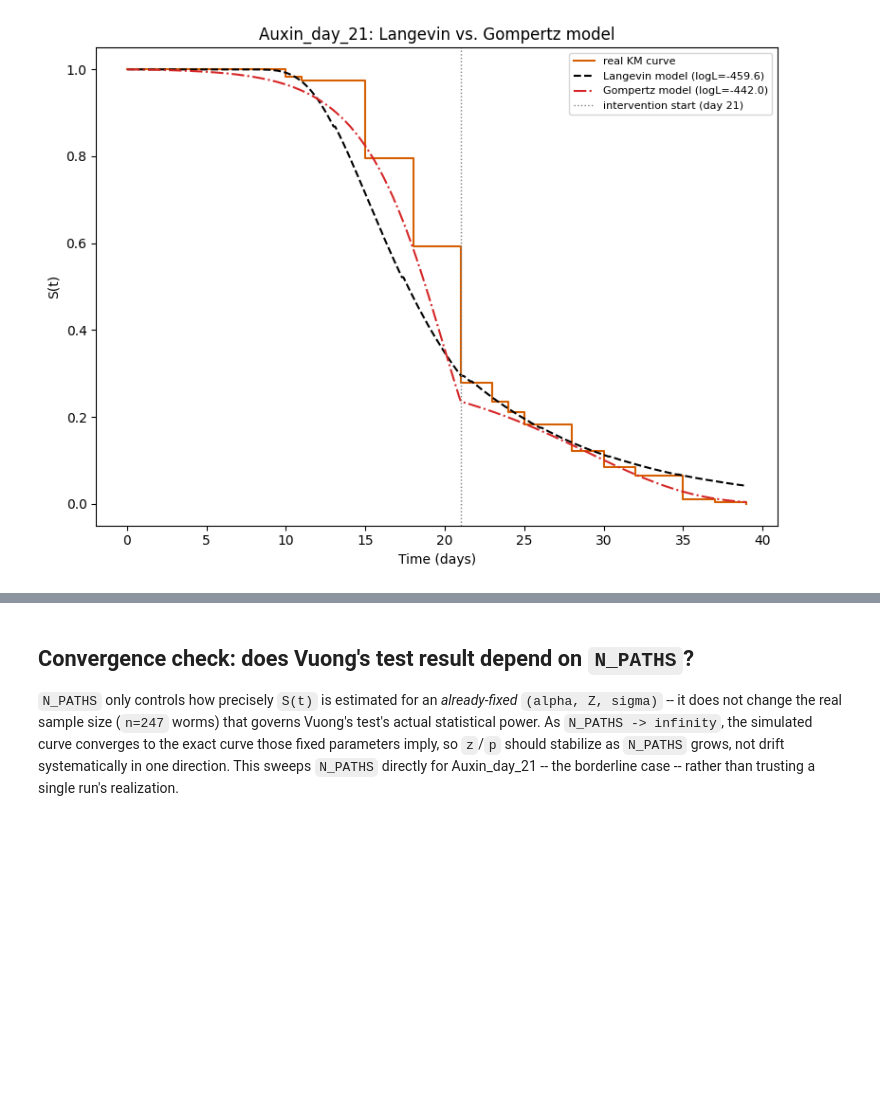
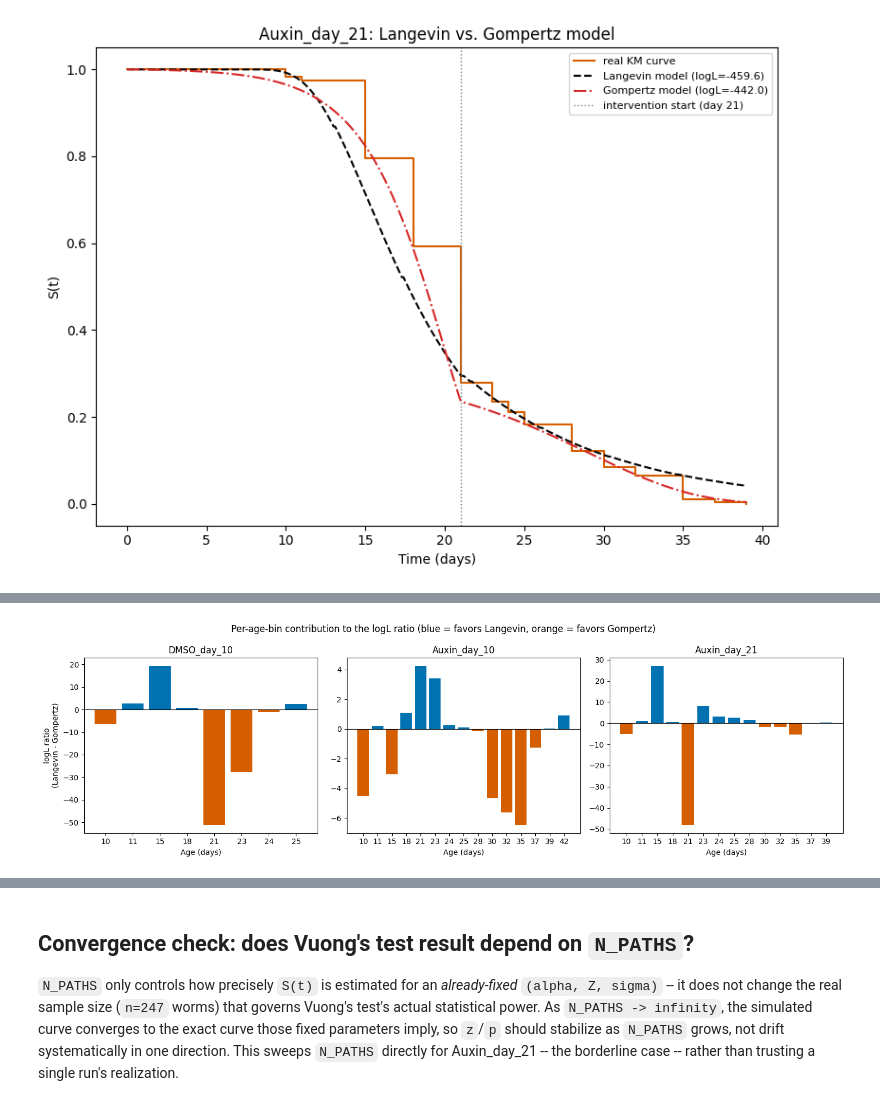
Before and after one commit to GruberComputational/c_elegans_unstable, a Jupyter notebook: notebooks/99_markov_vs_age_dependent.ipynb, the cells around one changed output, grey strips where cells are left out. Cells and saved outputs as stored; diff of their text form; code cells hidden in the pictures; blank space fills up the shorter version.

Commit message:
LR by interval

```diff
--- a/notebooks/99_markov_vs_age_dependent.ipynb
+++ b/notebooks/99_markov_vs_age_dependent.ipynb
@@ -236,7 +236,7 @@ model A minus model B as one observation, and asks whether their mean is
 significantly different from zero (AIC-corrected for the two models'
 parameter counts), via a standard-normal `z`.
 # %%
-def vuong_test(S_a, S_b, d, k_a, k_b):
+def vuong_test(S_a, S_b, d, k_a, k_b, age_mask=None):
     """
     Vuong's (1989) closeness test between two models' fitted survival
     curves `S_a`, `S_b` (both evaluated at `[0, d`'s own observed
@@ -244,6 +244,11 @@ def vuong_test(S_a, S_b, d, k_a, k_b):
     same real grouped data `d`. `k_a`/`k_b`: number of parameters each
     model estimated from *this* condition's own data (0 for a fixed/reused
     model, as in Part 2).
+
+    `age_mask`: optional boolean array aligned with `d`'s own unique
+    observed ages (`np.unique(d.t)`), restricting the test to a subset of
+    age bins -- used by the interval-breakdown robustness check below.
+    Default (`None`) uses every bin, matching the headline test exactly.
 
     Returns (z, p): z > 0 favors model a. This is the individual-worm
     generalization of `delta_AIC` -- AIC-corrected by `(k_a - k_b)`, same
@@ -256,6 +261,10 @@ def vuong_test(S_a, S_b, d, k_a, k_b):
     floor = 1.0 / (d.n_total + 1)
     values_a, weights = _log_lik_contributions_from_S(S_a, death_weight, censor_weight, floor)
     values_b, _ = _log_lik_contributions_from_S(S_b, death_weight, censor_weight, floor)
+
+    if age_mask is not None:
+        full_mask = np.concatenate([age_mask, age_mask])
+        values_a, values_b, weights = values_a[full_mask], values_b[full_mask], weights[full_mask]
 
     n = weights.sum()
     lr = values_a - values_b
@@ -694,0 +718,64 @@ plt.show()
+# %%
+def lr_by_interval(S_langevin, S_gompertz, d):
+    """
+    Per-age-bin contribution to the Langevin-vs-Gompertz log-likelihood
+    ratio -- `weight * (log f_langevin - log f_gompertz)`, summed over
+    each age's death and censoring contributions separately, at each of
+    `d`'s own observed ages. Summing the `lr_weighted` column reproduces
+    `vuong_test`'s log-likelihood-ratio total (its numerator before the
+    AIC correction) exactly. Positive `lr_weighted` favors Langevin at
+    that age; negative favors Gompertz -- same sign convention as
+    `vuong_test`.
+    """
+    t_unique, death_weight, censor_weight = _grouped_death_censor_weights(d)
+    floor = 1.0 / (d.n_total + 1)
+
+    def per_bin_values(S):
+        S = np.clip(S, floor, 1.0)
+        interval_mass = np.clip(S[:-1] - S[1:], floor, None)
+        return np.log(interval_mass), np.log(S[1:])
+
+    death_lang, censor_lang = per_bin_values(S_langevin)
+    death_gomp, censor_gomp = per_bin_values(S_gompertz)
+    lr_weighted = death_weight * (death_lang - death_gomp) + censor_weight * (censor_lang - censor_gomp)
+
+    return pd.DataFrame({
+        "age": t_unique,
+        "n_died": death_weight.astype(int),
+        "n_censored": censor_weight.astype(int),
+        "lr_weighted": lr_weighted,
+    })
+
+
+def summarize_breakdown(condition, breakdown):
+    print(f"\n{condition} -- per-age-bin log-likelihood ratio (Langevin - Gompertz):")
+    print(breakdown.to_string(index=False))
+    biggest = breakdown.loc[breakdown["lr_weighted"].abs().idxmax()]
+    print(f"  Largest single-bin contribution: age={biggest['age']:.0f} "
+          f"(n={biggest['n_died'] + biggest['n_censored']:.0f} worms), "
+          f"lr_weighted={biggest['lr_weighted']:+.2f} "
+          f"({'favors Langevin' if biggest['lr_weighted'] > 0 else 'favors Gompertz'}, "
+          f"{abs(biggest['lr_weighted']) / breakdown['lr_weighted'].abs().sum():.0%} of the total |lr|)")
+
+
+breakdown1 = lr_by_interval(S_langevin1_grid, S_gomp1_grid, d_dmso)
+breakdown2 = lr_by_interval(S_langevin2_grid, S_gomp2_grid, d_auxin10)
+breakdown3 = lr_by_interval(S_langevin3_grid, S_gomp3_grid, d_auxin21)
+summarize_breakdown("DMSO_day_10", breakdown1)
+summarize_breakdown("Auxin_day_10", breakdown2)
+summarize_breakdown("Auxin_day_21", breakdown3)
+
+fig, axes = plt.subplots(1, 3, figsize=(15, 4.5), sharey=False)
+for ax, (name, breakdown) in zip(
+    axes, [("DMSO_day_10", breakdown1), ("Auxin_day_10", breakdown2), ("Auxin_day_21", breakdown3)],
+):
+    colors = ["#0072B2" if v > 0 else "#D55E00" for v in breakdown["lr_weighted"]]
+    ax.bar(breakdown["age"].astype(int).astype(str), breakdown["lr_weighted"], color=colors)
+    ax.axhline(0, color="black", lw=0.8)
+    ax.set_xlabel("Age (days)")
+    ax.set_title(name)
+axes[0].set_ylabel("logL ratio\n(Langevin - Gompertz)")
+fig.suptitle("Per-age-bin contribution to the logL ratio (blue = favors Langevin, orange = favors Gompertz)")
+plt.tight_layout()
+plt.show()
+# %% [output]
@@ -694,0 +799 @@ plt.show()
+[figure, added]
```
Also changed, not shown: parts of 4 cells of this notebook, 1 other file.
